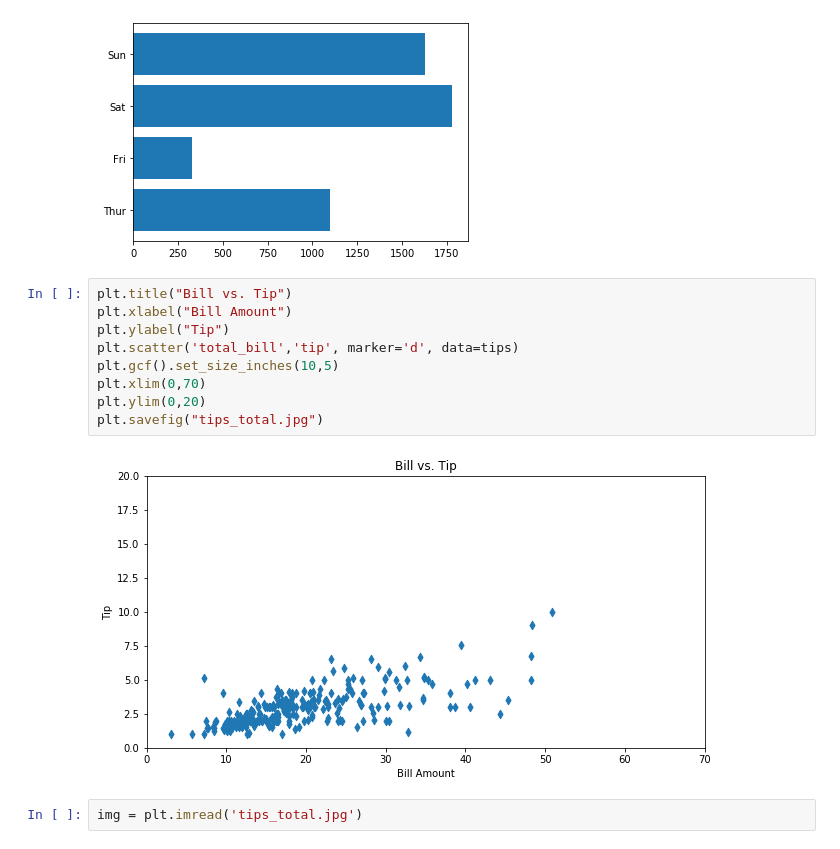
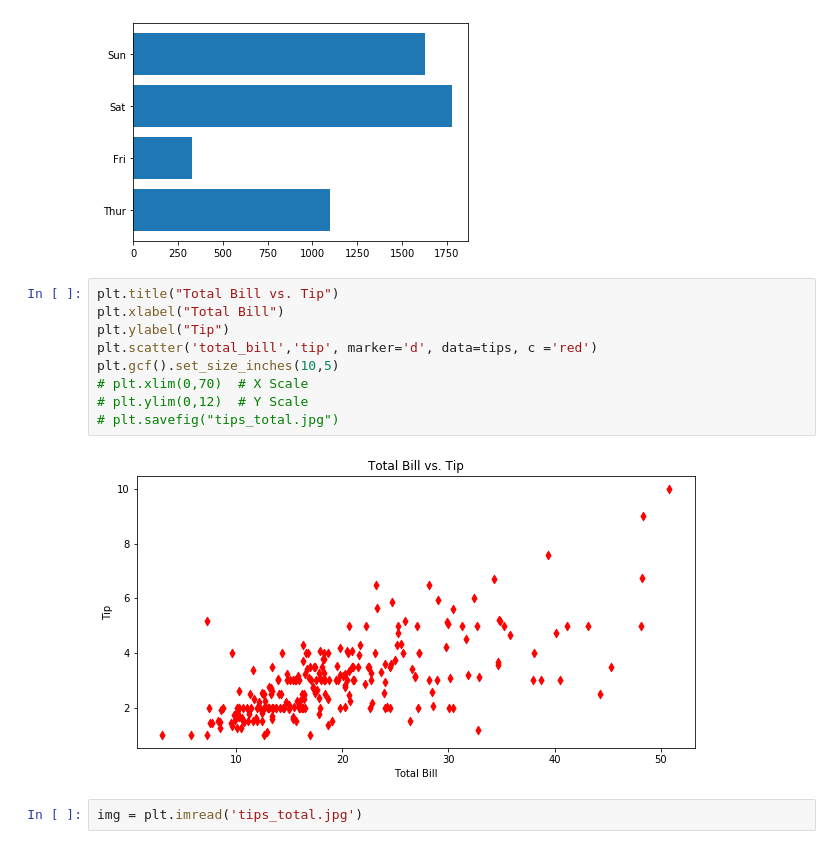
Before and after one commit to srikanthpragada/DS_06_JAN_2020, a Jupyter notebook: matplotlibdemo.ipynb, the cells around one changed output. Cells and saved outputs as stored; diff of their text form.

```diff
--- a/matplotlibdemo.ipynb
+++ b/matplotlibdemo.ipynb
@@ -52,16 +69,16 @@ g = plt.barh(y=day_total['day'],width=day_total['total_bill'])
 # %% [output]
 [figure]
 # %%
-plt.title("Bill vs. Tip")
-plt.xlabel("Bill Amount")
+plt.title("Total Bill vs. Tip")
+plt.xlabel("Total Bill")
 plt.ylabel("Tip")
-plt.scatter('total_bill','tip', marker='d', data=tips)
+plt.scatter('total_bill','tip', marker='d', data=tips, c ='red')
 plt.gcf().set_size_inches(10,5)
-plt.xlim(0,70)
-plt.ylim(0,20)
-plt.savefig("tips_total.jpg")
+# plt.xlim(0,70)  # X Scale
+# plt.ylim(0,12)  # Y Scale
+# plt.savefig("tips_total.jpg")
 # %% [output]
-[figure, old version]
+[figure, new version]
 # %%
 img = plt.imread('tips_total.jpg')
 # %%
```
Also changed, not shown: parts of 14 cells of this notebook, 1 other file.
